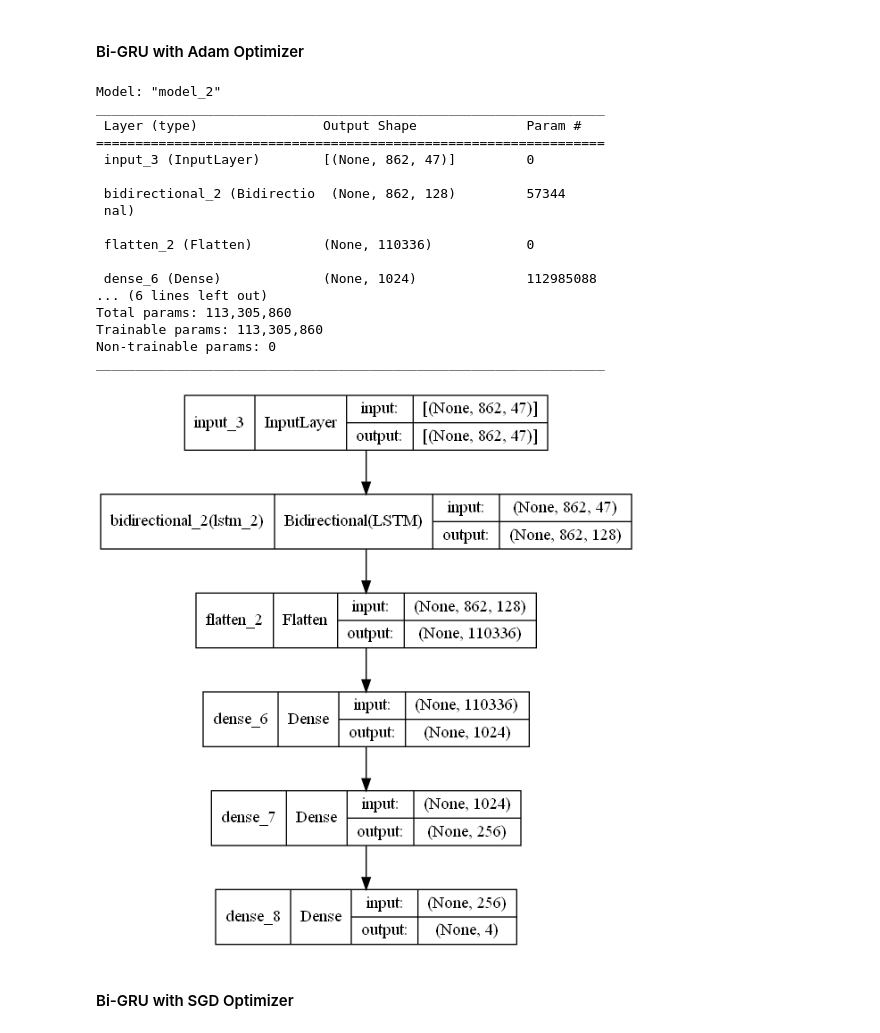
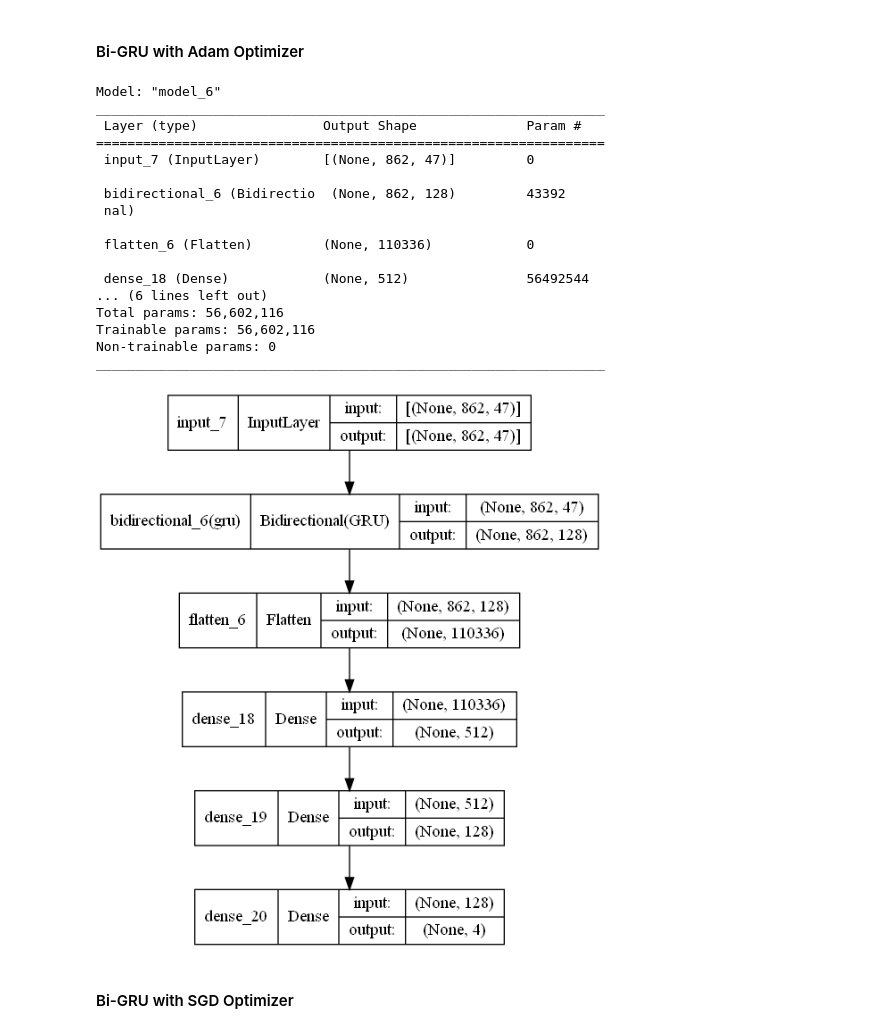
Before and after one commit to yashmaniya0/Respiratory-Sound-Classification-with-BiGRU-and-BiLSTMs, a Jupyter notebook: respiratory_sound_classification.ipynb, the cells around one changed output. Saved outputs shown, nothing was run; the diff lists cells and outputs as text; code cells hidden in the pictures.

```diff
--- a/respiratory_sound_classification.ipynb
+++ b/respiratory_sound_classification.ipynb
@@ -656,36 +669,36 @@ xgb_preds_SGD = model3_SGD.predict(X)
 #### Bi-GRU with Adam Optimizer
 # %%
 input1 = tf.keras.Input(shape=(862,47))
-x1 = tf.keras.layers.Bidirectional(tf.keras.layers.GRU(64,input_shape=(None,862,47),return_sequences=True, dropout=0.01,recurrent_dropout=0.03))(input1)
+x1 = tf.keras.layers.Bidirectional(tf.keras.layers.GRU(64,input_shape=(None,862,47),return_sequences=True, dropout=0.05,recurrent_dropout=0.03))(input1)
 x2 = tf.keras.layers.Flatten()(x1)
-x3 = tf.keras.layers.Dense(1024, activation="relu")(x2)
-x5 = tf.keras.layers.Dense(256, activation="relu")(x3)
+x3 = tf.keras.layers.Dense(512, activation="relu")(x2)
+x5 = tf.keras.layers.Dense(128, activation="relu")(x3)
 output1 = tf.keras.layers.Dense(4, activation="softmax")(x5)
 biGRU_model1_adam =keras.Model(inputs=input1, outputs=[output1])
 
 biGRU_model1_adam.compile(loss='CategoricalCrossentropy', optimizer=tf.keras.optimizers.Adam(0.0005), metrics=['accuracy'])
 biGRU_model1_adam.summary()
 
 tf.keras.utils.plot_model(biGRU_model1_adam, "./model_imgs/biGRU_model1_adam.png",show_shapes=True)
 # %% [output]
-Model: "model_2"
+Model: "model_6"
 _________________________________________________________________
  Layer (type)                Output Shape              Param #
 =================================================================
- input_3 (InputLayer)        [(None, 862, 47)]         0
+ input_7 (InputLayer)        [(None, 862, 47)]         0
 
- bidirectional_2 (Bidirectio  (None, 862, 128)         57344
+ bidirectional_6 (Bidirectio  (None, 862, 128)         43392
  nal)
 
- flatten_2 (Flatten)         (None, 110336)            0
+ flatten_6 (Flatten)         (None, 110336)            0
 
- dense_6 (Dense)             (None, 1024)              112985088
+ dense_18 (Dense)            (None, 512)               56492544
 ... (6 lines left out)
-Total params: 113,305,860
-Trainable params: 113,305,860
+Total params: 56,602,116
+Trainable params: 56,602,116
 Non-trainable params: 0
 _________________________________________________________________
-[figure, old version]
+[figure, new version]
 # %% [markdown]
 #### Bi-GRU with SGD Optimizer
 # %%
```
Also changed, not shown: parts of 32 cells of this notebook.
